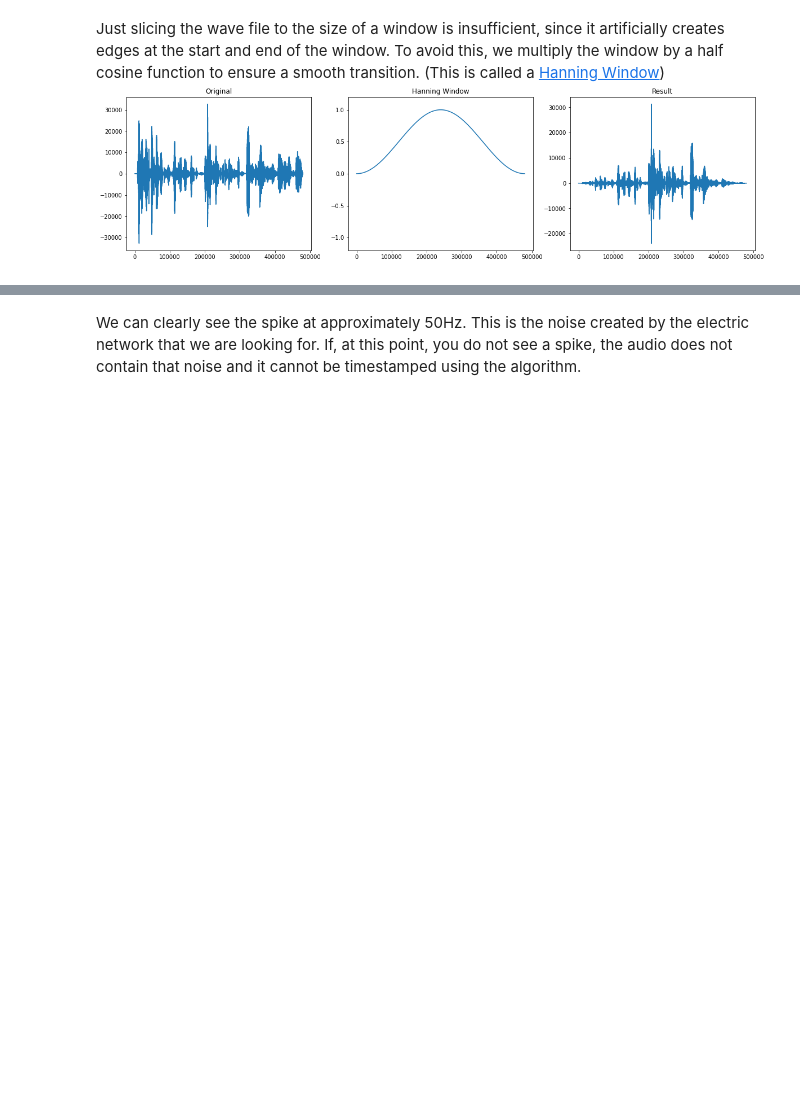
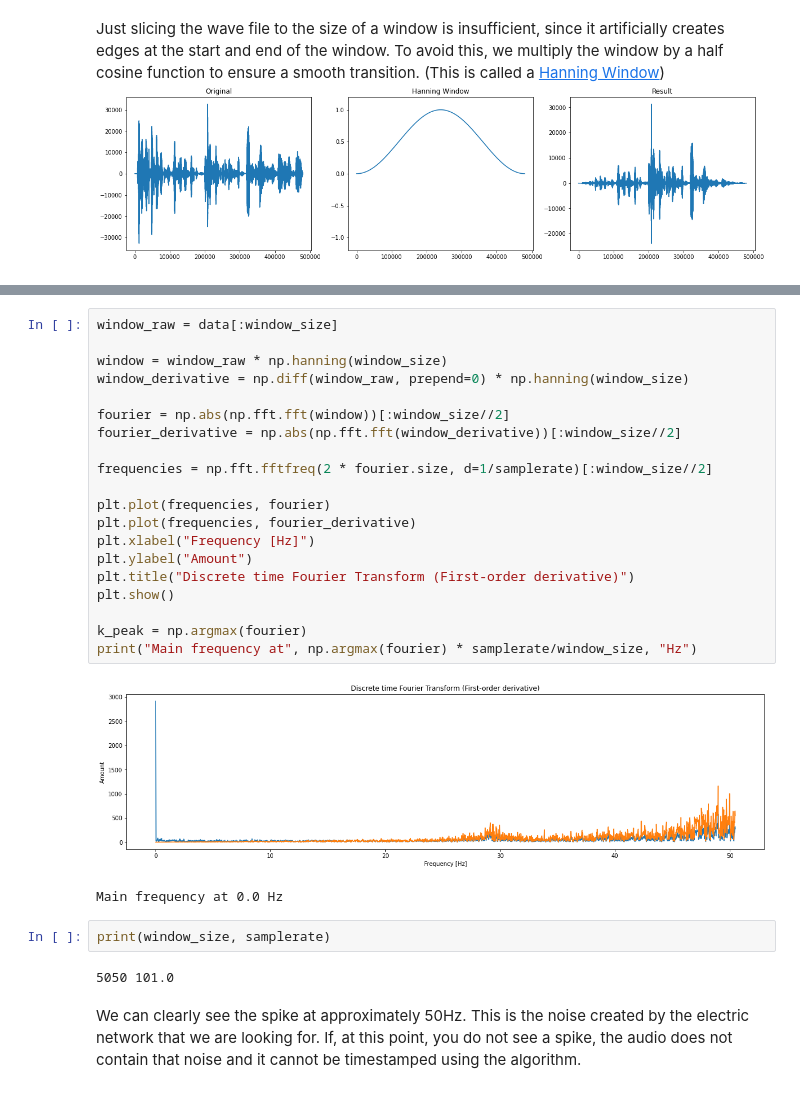
Before and after one commit to simonwuelker/enf_analysis, a Jupyter notebook: ENF_Analysis.ipynb, the cells around one changed output, grey strips where cells are left out. Cells and saved outputs as stored; diff of their text form; blank space fills up the shorter version.

```diff
--- a/ENF_Analysis.ipynb
+++ b/ENF_Analysis.ipynb
@@ -115,3 +107,30 @@ plt.show()
+# %%
+window_raw = data[:window_size]
+
+window = window_raw * np.hanning(window_size)
+window_derivative = np.diff(window_raw, prepend=0) * np.hanning(window_size)
+
+fourier = np.abs(np.fft.fft(window))[:window_size//2]
+fourier_derivative = np.abs(np.fft.fft(window_derivative))[:window_size//2]
+
+frequencies = np.fft.fftfreq(2 * fourier.size, d=1/samplerate)[:window_size//2]
+
+plt.plot(frequencies, fourier)
+plt.plot(frequencies, fourier_derivative)
+plt.xlabel("Frequency [Hz]")
+plt.ylabel("Amount")
+plt.title("Discrete time Fourier Transform (First-order derivative)")
+plt.show()
+
+k_peak = np.argmax(fourier)
+print("Main frequency at", np.argmax(fourier) * samplerate/window_size, "Hz")
+# %% [output]
+[figure, added]
+Main frequency at 0.0 Hz
+# %%
+print(window_size, samplerate)
+# %% [output]
+5050 101.0
 # %% [markdown]
 We can clearly see the spike at approximately 50Hz. This is the noise created by the electric network that we are looking
 for. If, at this point, you do not see a spike, the audio does not contain that noise and it cannot be timestamped using the
```
Also changed, not shown: parts of 15 cells of this notebook, 5 other files.
